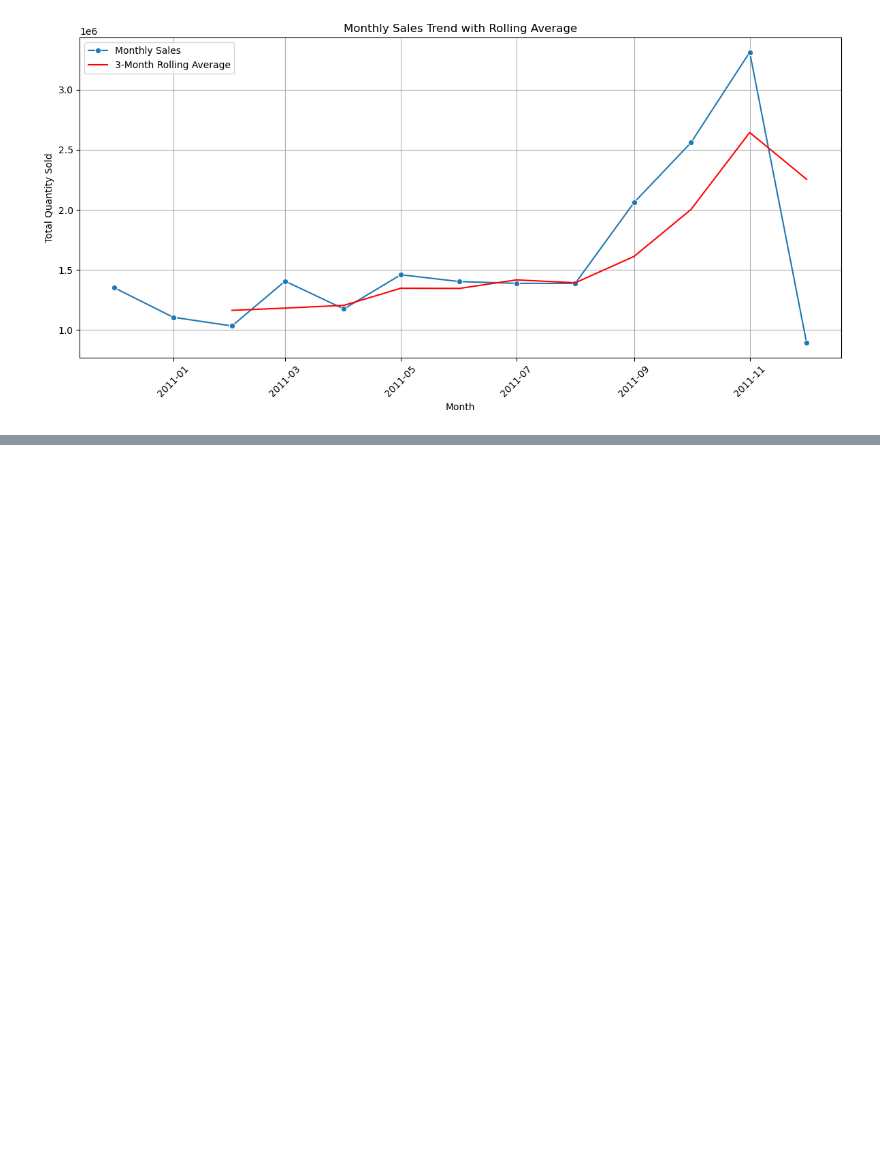
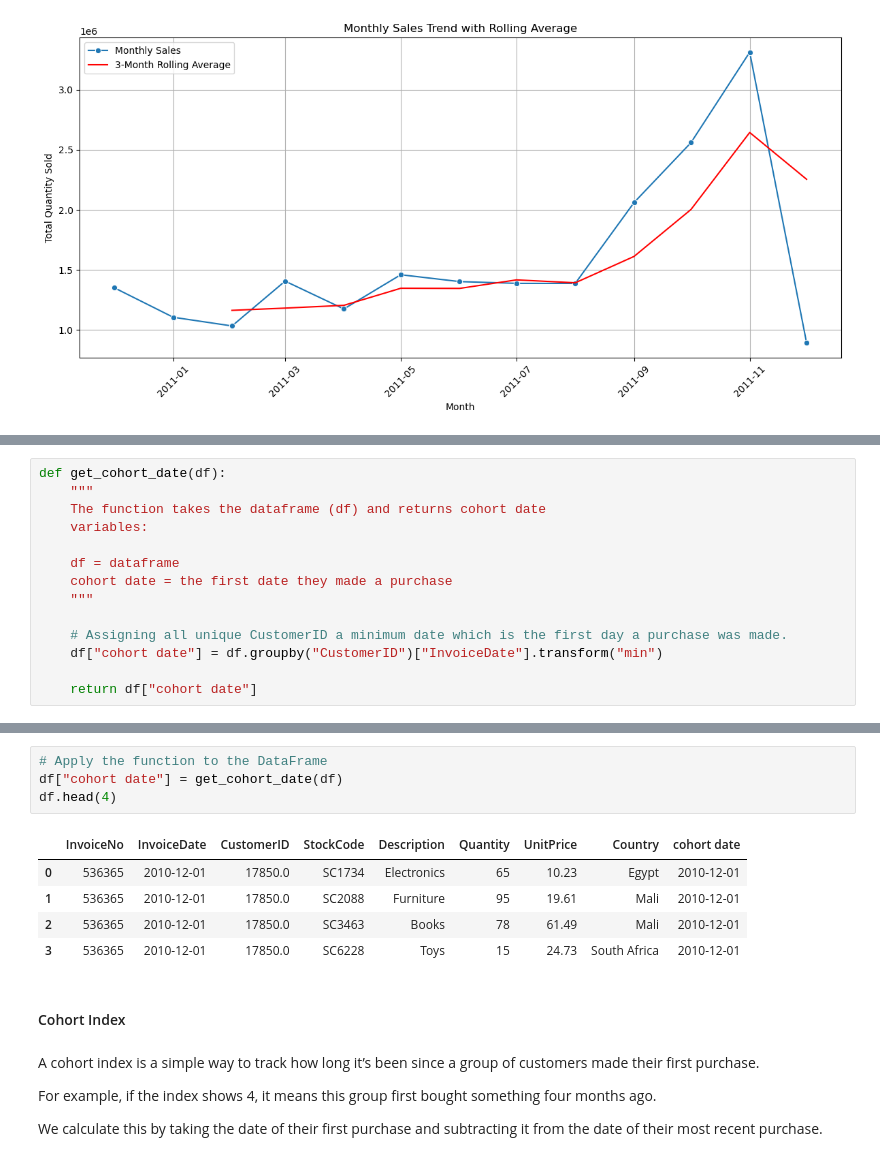
Before and after one commit to joachinhimself/Cohort-Analysis, a Jupyter notebook: Notebook/Cohort Analysis.ipynb, the cells around one changed output, grey strips where cells are left out. Saved outputs shown, nothing was run; the diff lists cells and outputs as text; blank space fills up the shorter version.

Commit message:
Cohort Analysis

```diff
--- a/Notebook/Cohort Analysis.ipynb
+++ b/Notebook/Cohort Analysis.ipynb
@@ -373,0 +420,14 @@ plt.show()
+# %%
+def get_cohort_date(df):
+    """
+    The function takes the dataframe (df) and returns cohort date
+    variables:
+
+    df = dataframe
+    cohort date = the first date they made a purchase
+    """
+
+    # Assigning all unique CustomerID a minimum date which is the first day a purchase was made.
+    df["cohort date"] = df.groupby("CustomerID")["InvoiceDate"].transform("min")
+
+    return df["cohort date"]
@@ -373,0 +441,18 @@ plt.show()
+# %%
+# Apply the function to the DataFrame
+df["cohort date"] = get_cohort_date(df)
+df.head(4)
+# %% [output]
+|  | InvoiceNo | InvoiceDate | CustomerID | StockCode | Description | Quantity | UnitPrice | Country | cohort date |
+| 0 | 536365 | 2010-12-01 | 17850.0 | SC1734 | Electronics | 65 | 10.23 | Egypt | 2010-12-01 |
+| 1 | 536365 | 2010-12-01 | 17850.0 | SC2088 | Furniture | 95 | 19.61 | Mali | 2010-12-01 |
+| 2 | 536365 | 2010-12-01 | 17850.0 | SC3463 | Books | 78 | 61.49 | Mali | 2010-12-01 |
+| 3 | 536365 | 2010-12-01 | 17850.0 | SC6228 | Toys | 15 | 24.73 | South Africa | 2010-12-01 |
+# %% [markdown]
+#### Cohort Index ####
+# %% [markdown]
+A cohort index is a simple way to track how long it’s been since a group of customers made their first purchase.
+
+For example, if the index shows 4, it means this group first bought something four months ago.
+
+We calculate this by taking the date of their first purchase and subtracting it from the date of their most recent purchase.
```
Also changed, not shown: parts of 13 cells of this notebook.
